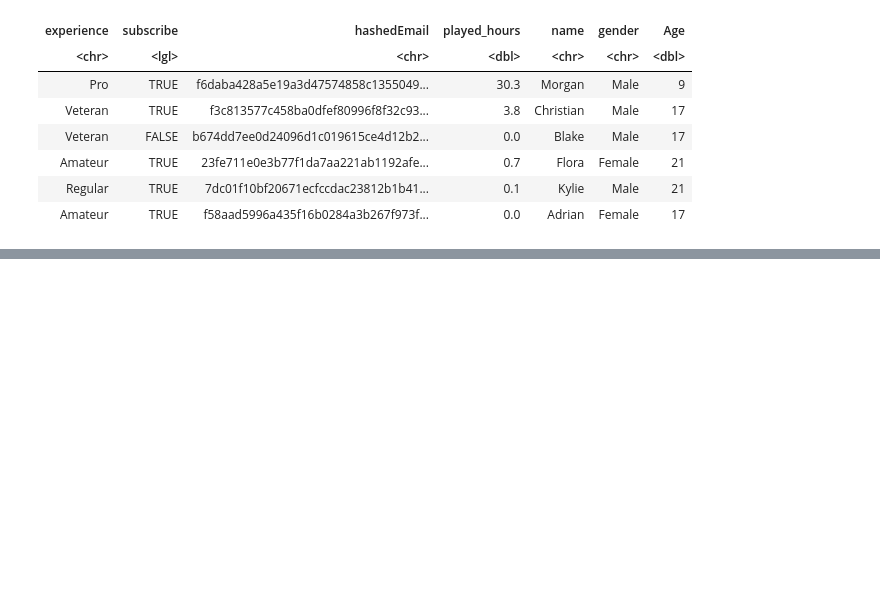
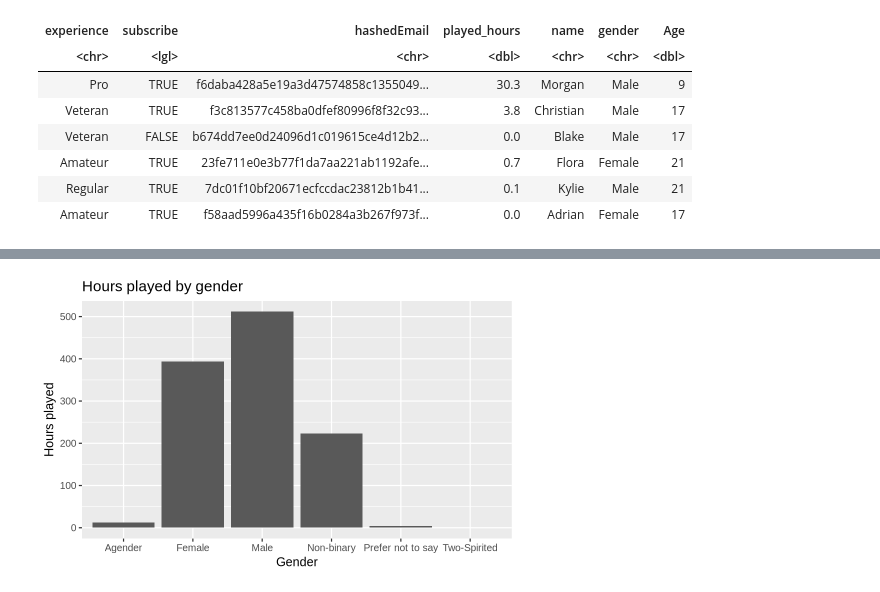
Before and after one commit to safesocks/individual_project_planning, a Jupyter notebook: individual_project_planning.ipynb, the cells around one changed output, grey strips where cells are left out. Saved outputs shown, nothing was run; the diff lists cells and outputs as text; code cells hidden in the pictures; blank space fills up the shorter version.

```diff
--- a/individual_project_planning.ipynb
+++ b/individual_project_planning.ipynb
@@ -150,0 +180,11 @@ A tibble: 194 × 5
+# %%
+# bar plot visualization: gender versus hours played
+options(repr.plot.width = 8, repr.plot.height = 5)
+gender_hours_played_plot <- ggplot(tidy_players, aes(x = gender, y = played_hours)) +
+    geom_bar(stat = "identity") +
+    ggtitle("Hours played by gender") +
+    labs(x = "Gender", y = "Hours played")
+
+gender_hours_played_plot
+# %% [output]
+[figure, added]
```
Also changed, not shown: parts of 13 cells of this notebook.
